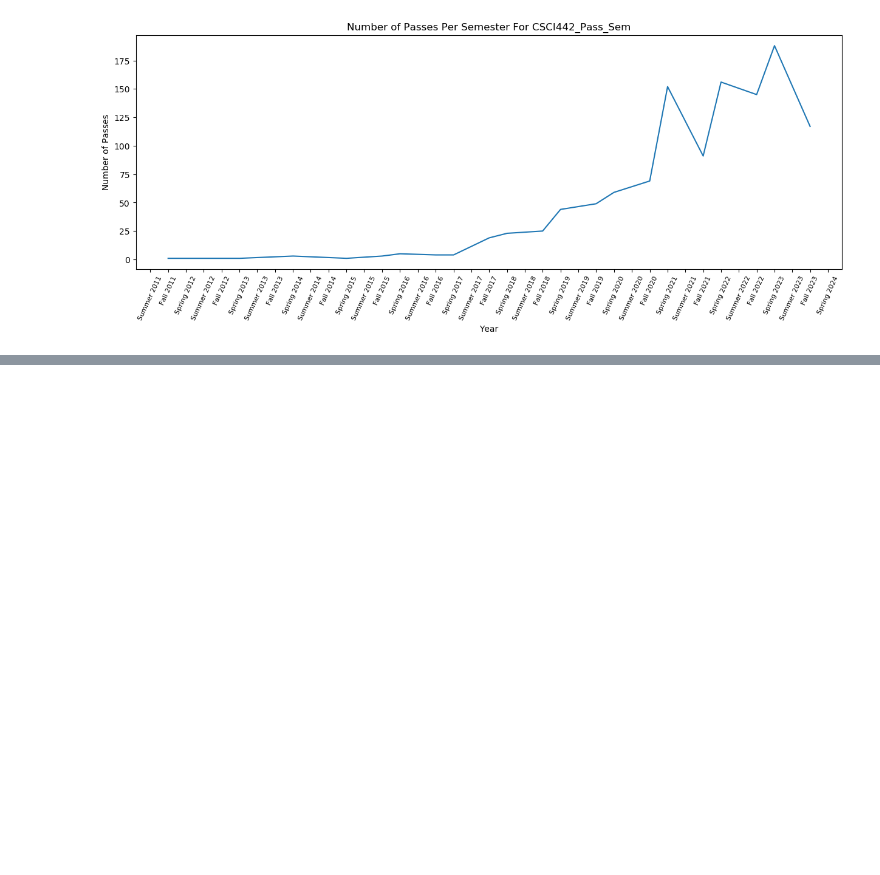
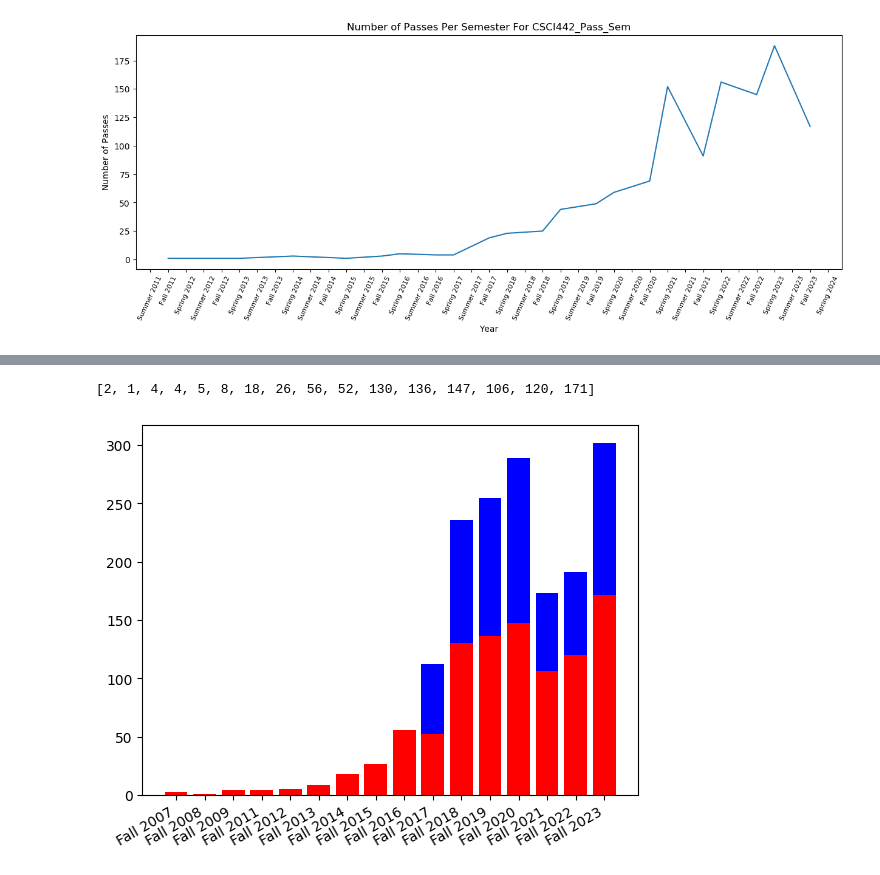
Before and after one commit to MehmetOzaslan/Network-Science-Project, a Jupyter notebook: data-exploration_csci220.ipynb, the cells around one changed output, grey strips where cells are left out. Saved outputs shown, nothing was run; the diff lists cells and outputs as text; code cells hidden in the pictures; blank space fills up the shorter version.

Commit message:
Added graph of proportion of freshman in 200

```diff
--- a/data-exploration_csci220.ipynb
+++ b/data-exploration_csci220.ipynb
@@ -157,0 +221,32 @@ for col in ["CSCI406_Pass_Sem", "CSCI210_Pass_Sem","CSCI220_Pass_Sem","CSCI306_P
+# %%
+# squash together
+course_data.get("CSCI261_Pass_C_Sem").update(course_data.get("CSCI200_Pass_C_Sem"))
+# delete unnecessary columns
+del course_data["CSCI200_Pass_C_Sem"]
+# rename to 200
+course_data["CSCI200_Pass_C_Sem"] = course_data.pop("CSCI261_Pass_C_Sem")
+# %%
+fresh_dict.get("CSCI261_Pass_C_Sem").update(fresh_dict.get("CSCI200_Pass_C_Sem"))
+# delete unnecessary columns
+del fresh_dict["CSCI200_Pass_C_Sem"]
+# rename to 200
+fresh_dict["CSCI200_Pass_C_Sem"] = fresh_dict.pop("CSCI261_Pass_C_Sem")
+# %%
+# get lists of everything
+all_students = list(course_data.get("CSCI200_Pass_C_Sem").values())
+fresh_students = list(fresh_dict.get("CSCI200_Pass_C_Sem").values())
+nonfresh_students = [x - y for x, y in zip(all_students, fresh_students)]
+print(nonfresh_students)
+semesters = list(course_data.get("CSCI200_Pass_C_Sem").keys())
+# %% [output]
+[2, 1, 4, 4, 5, 8, 18, 26, 56, 52, 130, 136, 147, 106, 120, 171]
+# %%
+# we can visualize this with a stacked bar chart
+import matplotlib.pyplot as plt
+fig, ax = plt.subplots()
+plt.bar(semesters, nonfresh_students, color='r')
+plt.bar(semesters, fresh_students, bottom=nonfresh_students, color='b')
+plt.setp(ax.get_xticklabels(), rotation=30, horizontalalignment='right')
+plt.show()
+# %% [output]
+[figure, added]
```
Also changed, not shown: parts of 4 cells of this notebook.
